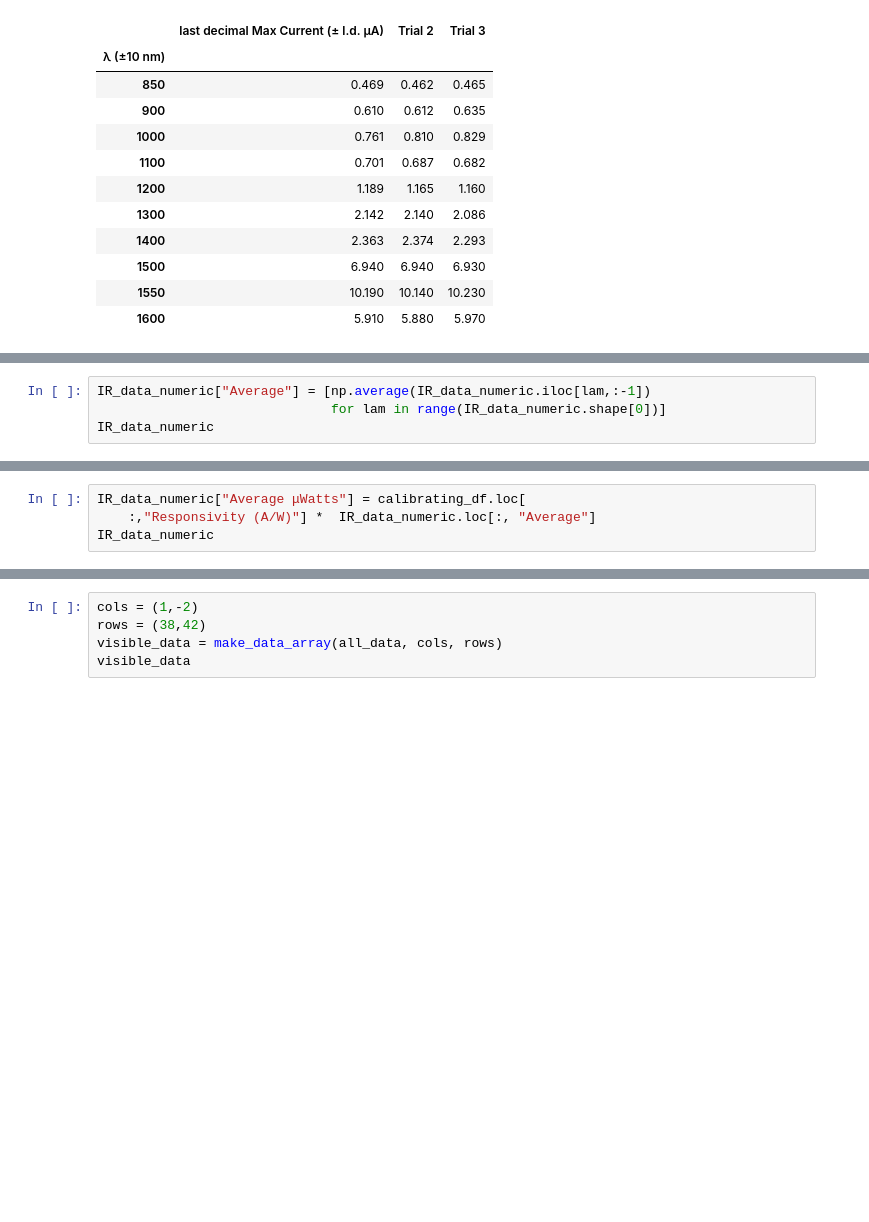
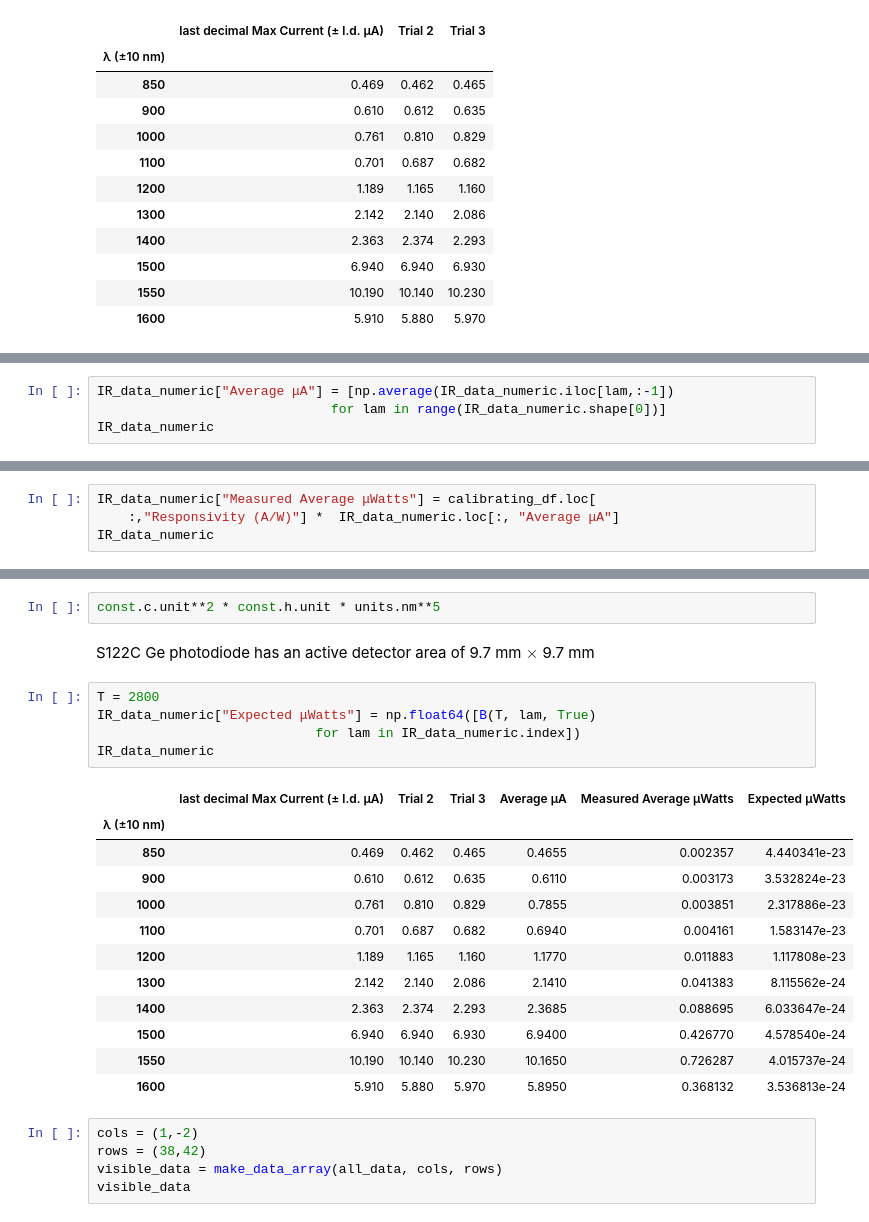
Before and after one commit to MarcosP7635/Ay105, a Jupyter notebook: Lab1.ipynb, the cells around one changed output, grey strips where cells are left out. Drawn from its saved outputs; the diff is of its cells as text; blank space fills up the shorter version.

Commit message:
the next step is to find the expected power

```diff
--- a/Lab1.ipynb
+++ b/Lab1.ipynb
@@ -241,4 +212,0 @@ Based on the above plot, there are not any systematic biases in the different tr
-# %%
-IR_data_numeric["Average"] = [np.average(IR_data_numeric.iloc[lam,:-1])
-                              for lam in range(IR_data_numeric.shape[0])]
-IR_data_numeric
@@ -316,4 +212,0 @@ Now we use the weighted we already calculated for the responsivity to convert th
-# %%
-IR_data_numeric["Average μWatts"] = calibrating_df.loc[
-    :,"Responsivity (A/W)"] *  IR_data_numeric.loc[:, "Average"]
-IR_data_numeric
@@ -387,0 +241,4 @@ def plot_planck(T):
+# %%
+IR_data_numeric["Average μA"] = [np.average(IR_data_numeric.iloc[lam,:-1])
+                              for lam in range(IR_data_numeric.shape[0])]
+IR_data_numeric
@@ -387,0 +316,4 @@ def plot_planck(T):
+# %%
+IR_data_numeric["Measured Average μWatts"] = calibrating_df.loc[
+    :,"Responsivity (A/W)"] *  IR_data_numeric.loc[:, "Average μA"]
+IR_data_numeric
@@ -388,3 +349,25 @@ def plot_planck(T):
+# %%
+const.c.unit**2 * const.h.unit * units.nm**5
+# %% [markdown]
+S122C Ge photodiode has an active detector area of 9.7 mm $\times$ 9.7 mm
+# %%
+T = 2800
+IR_data_numeric["Expected μWatts"] = np.float64([B(T, lam, True)
+                            for lam in IR_data_numeric.index])
+IR_data_numeric
+# %% [output]
+|  | last decimal Max Current (± l.d. μA) | Trial 2 | Trial 3 | Average μA | Measured Average μWatts | Expected μWatts |
+| λ (±10 nm) |  |  |  |  |  |  |
+| 850 | 0.469 | 0.462 | 0.465 | 0.4655 | 0.002357 | 4.440341e-23 |
+| 900 | 0.610 | 0.612 | 0.635 | 0.6110 | 0.003173 | 3.532824e-23 |
+| 1000 | 0.761 | 0.810 | 0.829 | 0.7855 | 0.003851 | 2.317886e-23 |
+| 1100 | 0.701 | 0.687 | 0.682 | 0.6940 | 0.004161 | 1.583147e-23 |
+| 1200 | 1.189 | 1.165 | 1.160 | 1.1770 | 0.011883 | 1.117808e-23 |
+| 1300 | 2.142 | 2.140 | 2.086 | 2.1410 | 0.041383 | 8.115562e-24 |
+| 1400 | 2.363 | 2.374 | 2.293 | 2.3685 | 0.088695 | 6.033647e-24 |
+| 1500 | 6.940 | 6.940 | 6.930 | 6.9400 | 0.426770 | 4.578540e-24 |
+| 1550 | 10.190 | 10.140 | 10.230 | 10.1650 | 0.726287 | 4.015737e-24 |
+| 1600 | 5.910 | 5.880 | 5.970 | 5.8950 | 0.368132 | 3.536813e-24 |
 # %%
 cols = (1,-2)
 rows = (38,42)
```
Also changed, not shown: parts of 27 cells of this notebook, 5 other files.
